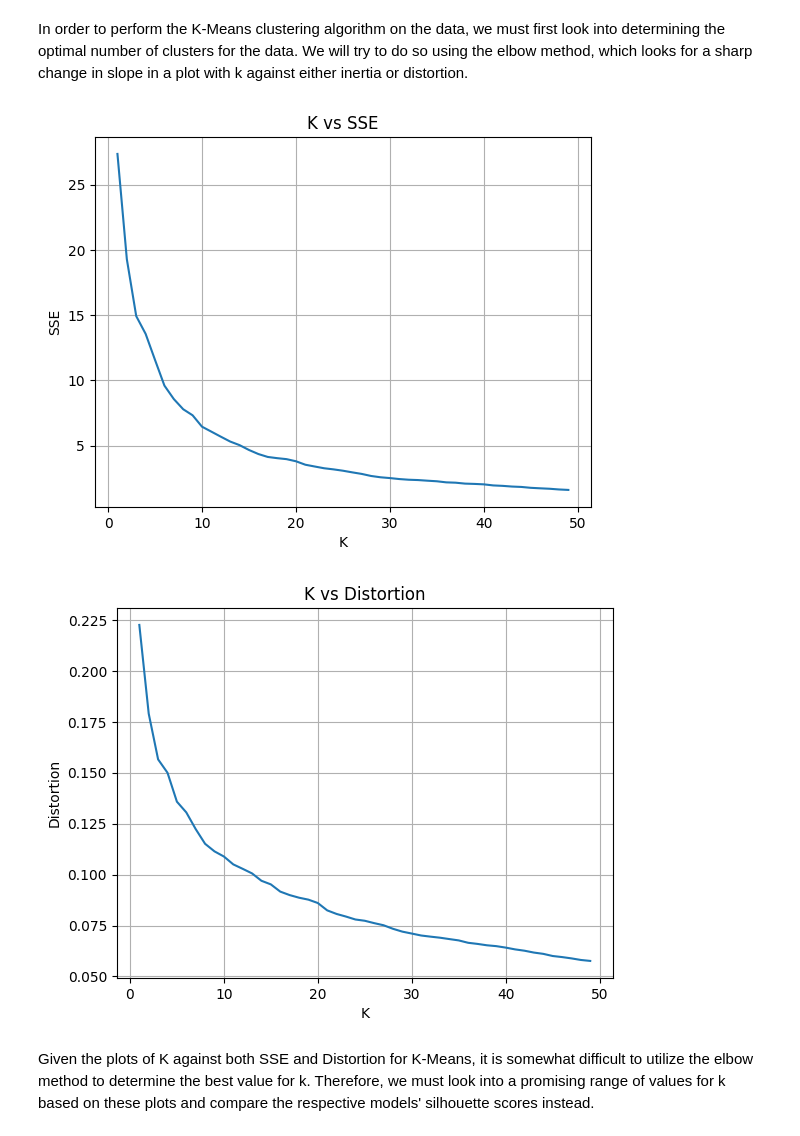
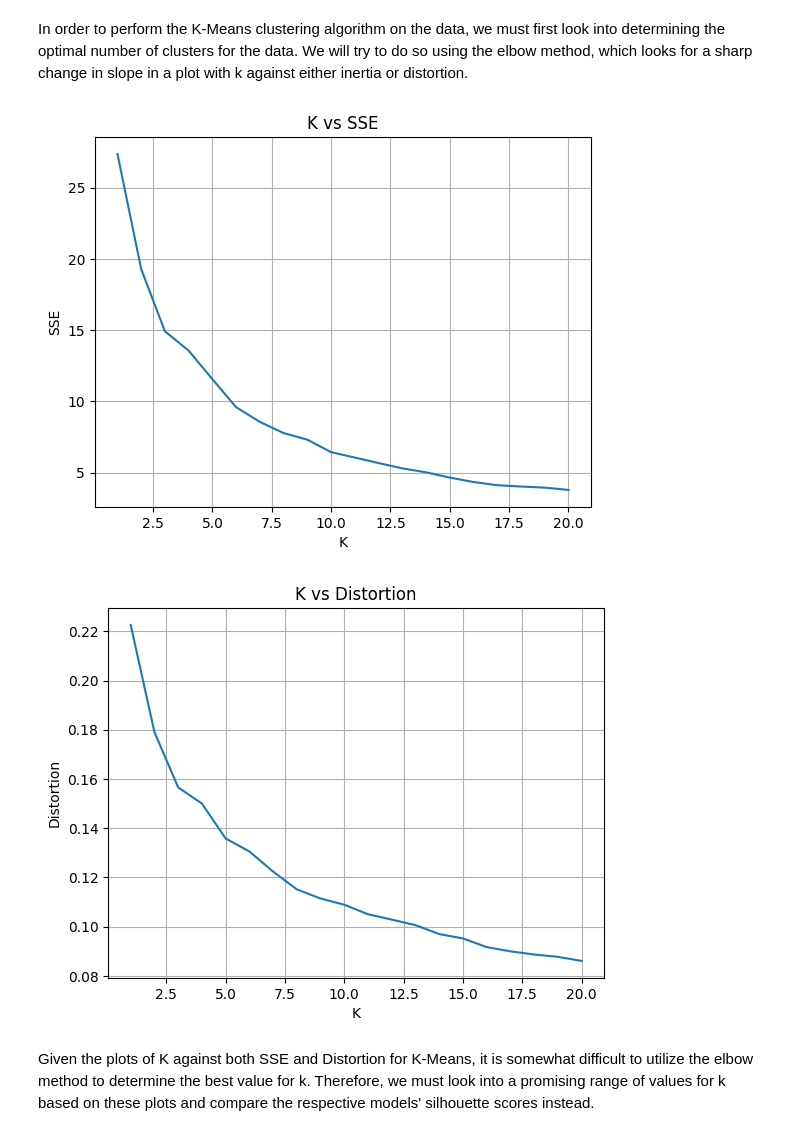
Before and after one commit to Purpup/COGS118B-Project, a Jupyter notebook: FinalProject.ipynb, the cells around one changed output. Saved outputs shown, nothing was run; the diff lists cells and outputs as text; code cells hidden in the pictures.

```diff
--- a/FinalProject.ipynb
+++ b/FinalProject.ipynb
@@ -535,27 +535,27 @@ In order to perform the K-Means clustering algorithm on the data, we must first
 # %%
 from scipy.spatial.distance import cdist
 sse = {}
 distortions = {}
-for k in range(1, 50):
+for k in range(1, 21):
     kmeans = KMeans(n_clusters = k, random_state = 99).fit(df_normalized_numeric)
     sse[k] = kmeans.inertia_
     distortions[k] = sum(np.min(cdist(df_normalized_numeric, kmeans.cluster_centers_, 'euclidean'), axis=1)) / df_normalized_numeric.shape[0]
 
 plt.plot(list(sse.keys()), list(sse.values()))
 plt.title('K vs SSE')
 plt.xlabel('K')
 plt.ylabel('SSE')
 plt.grid()
 plt.show()
 
 plt.plot(list(distortions.keys()), list(distortions.values()))
 plt.title('K vs Distortion')
 plt.xlabel('K')
 plt.ylabel('Distortion')
 plt.grid()
 plt.show()
 # %% [output]
-[figure, old version]
+[figure, new version]
-[figure, old version]
+[figure, new version]
 # %% [markdown]
 Given the plots of K against both SSE and Distortion for K-Means, it is somewhat difficult to utilize the elbow method to determine the best value for k. Therefore, we must look into a promising range of values for k based on these plots and compare the respective models' silhouette scores instead.
```
Also changed, not shown: parts of 2 cells of this notebook.
